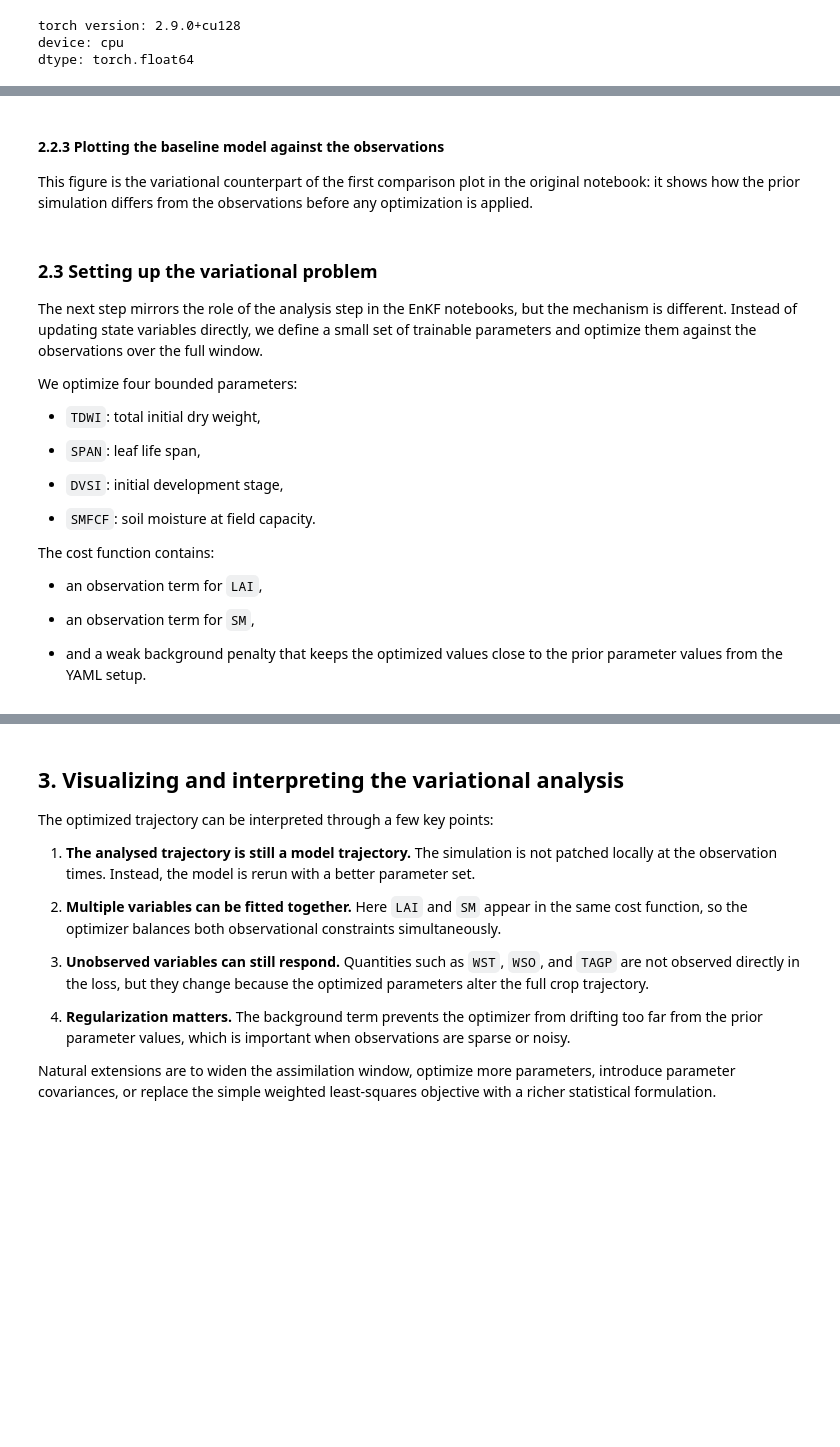
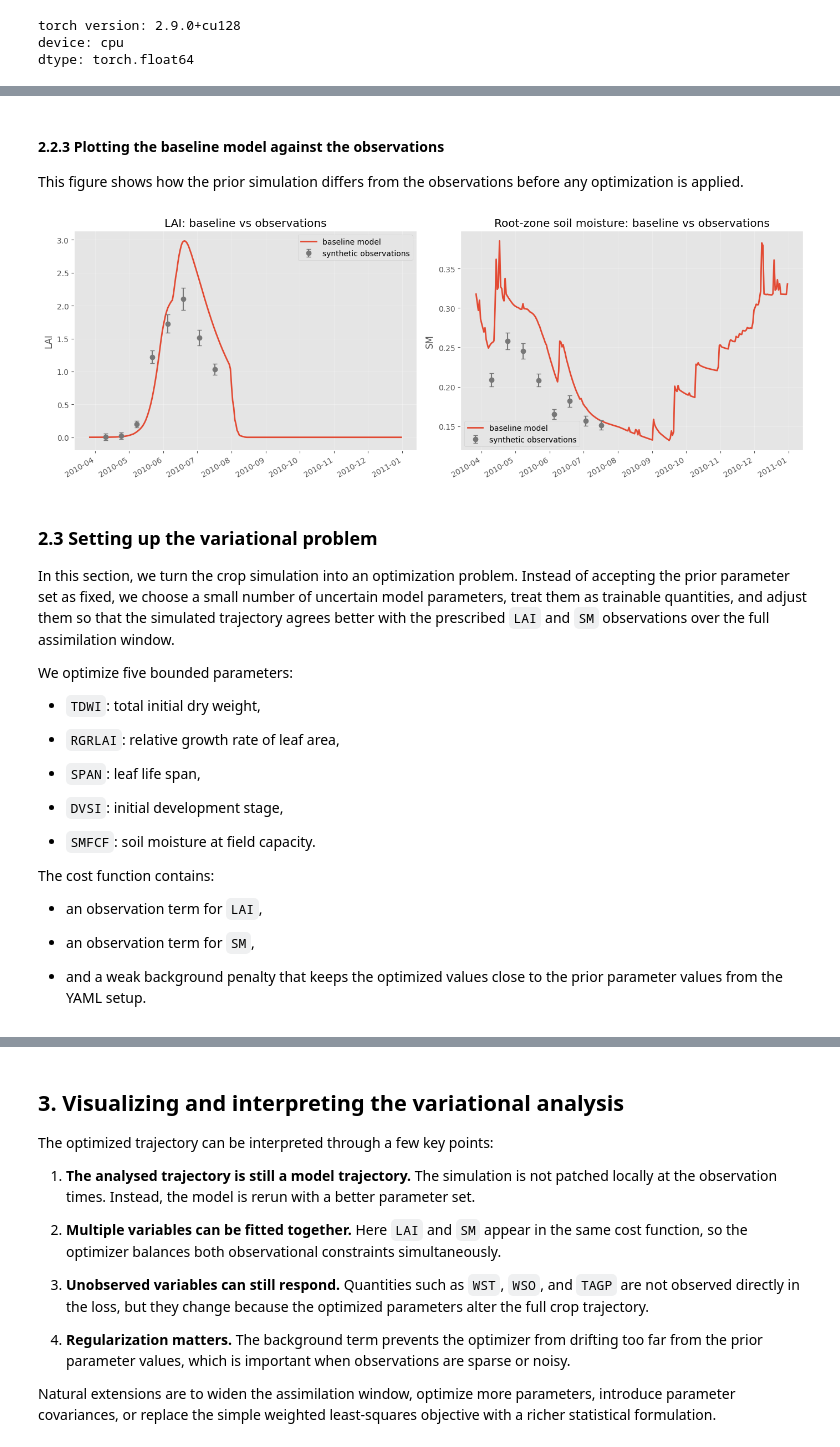
Before and after one commit to WUR-AI/diffWOFOST, a Jupyter notebook: docs/notebooks/variational_data_assimilation.ipynb, the cells around one changed output, grey strips where cells are left out. Saved outputs shown, nothing was run; the diff lists cells and outputs as text; code cells hidden in the pictures; blank space fills up the shorter version.

Commit message:
Finalize notebook

```diff
--- a/docs/notebooks/variational_data_assimilation.ipynb
+++ b/docs/notebooks/variational_data_assimilation.ipynb
@@ -261,7 +303,9 @@ def results_to_frame(results):
     rows = []
     for row in results:
         rows.append({key: (value if key == "day" else scalarize(value)) for key, value in row.items()})
-    return pd.DataFrame(rows).set_index("day")
+    frame = pd.DataFrame(rows)
+    frame["day"] = pd.to_datetime(frame["day"])
+    return frame.set_index("day")
 
 provider, weather, agromanagement, external_states = load_engine_inputs()
 baseline_engine = Engine(config=wofost72_fd_config)
@@ -270,5 +314,5 @@ baseline_engine.run_till_terminate()
 baseline_results = baseline_engine.get_output()
 baseline_df = results_to_frame(baseline_results)
 
-baseline_df.loc[dates_of_observation, ["LAI", "SM", "TWST", "TWSO", "TAGP"]]
+baseline_df.loc[observation_index, ["LAI", "SM", "TWST", "TWSO", "TAGP"]]
 # %% [output]
@@ -279,36 +331,69 @@ KeyError: "None of [Index([2000-02-07, 2000-02-28, 2000-03-20, 2000-04-10, 2000-
 
 
 
-This figure is the variational counterpart of the first comparison plot in the original notebook: it shows how the prior simulation differs from the observations before any optimization is applied.
+This figure shows how the prior simulation differs from the observations before any optimization is applied.
 # %%
 fig, axes = plt.subplots(nrows=1, ncols=2, figsize=(14, 5), sharex=True)
-baseline_df["LAI"].plot(ax=axes[0], label="baseline model")
-axes[0].errorbar(dates_of_observation, observed_lai, yerr=std_lai, fmt="o", label="synthetic observations")
+
+axes[0].plot(
+    baseline_df.index,
+    baseline_df["LAI"].to_numpy(),
+    color="C0",
+    linewidth=2.0,
+    label="baseline model",
+)
+axes[0].errorbar(
+    observation_index,
+    observed_lai,
+    yerr=std_lai,
+    fmt="o",
+    color="C3",
+    capsize=3,
+    label="synthetic observations",
+)
 axes[0].set_title("LAI: baseline vs observations")
+axes[0].set_ylabel("LAI")
 axes[0].legend()
 
-baseline_df["SM"].plot(ax=axes[1], label="baseline model")
-axes[1].errorbar(dates_of_observation, observed_sm, yerr=std_sm, fmt="o", label="synthetic observations")
+axes[1].plot(
+    baseline_df.index,
+    baseline_df["SM"].to_numpy(),
+    color="C0",
+    linewidth=2.0,
+    label="baseline model",
+)
+axes[1].errorbar(
+    observation_index,
+    observed_sm,
+    yerr=std_sm,
+    fmt="o",
+    color="C3",
+    capsize=3,
+    label="synthetic observations",
+)
 axes[1].set_title("Root-zone soil moisture: baseline vs observations")
+axes[1].set_ylabel("SM")
 axes[1].legend()
 
+for ax in axes:
+    ax.grid(True, alpha=0.3)
+
 fig.autofmt_xdate()
+plt.tight_layout()
 plt.show()
+# %% [output]
+[figure, added]
 # %% [markdown]
 ### 2.3 Setting up the variational problem
 
+In this section, we turn the crop simulation into an optimization problem. Instead of accepting the prior parameter set as fixed, we choose a small number of uncertain model parameters, treat them as trainable quantities, and adjust them so that the simulated trajectory agrees better with the prescribed `LAI` and `SM` observations over the full assimilation window.
 
 
-
-The next step mirrors the role of the analysis step in the EnKF notebooks, but the mechanism is different. Instead of updating state variables directly, we define a small set of trainable parameters and optimize them against the observations over the full window.
-
-
-
-We optimize four bounded parameters:
-
-
+We optimize five bounded parameters:
 
 - `TDWI`: total initial dry weight,
+
+- `RGRLAI`: relative growth rate of leaf area,
 
 - `SPAN`: leaf life span,
 
@@ -317,10 +402,7 @@ We optimize four bounded parameters:
 - `SMFCF`: soil moisture at field capacity.
 
 
-
 The cost function contains:
-
-
 
 - an observation term for `LAI`,
 
```
Also changed, not shown: parts of 15 cells of this notebook.
